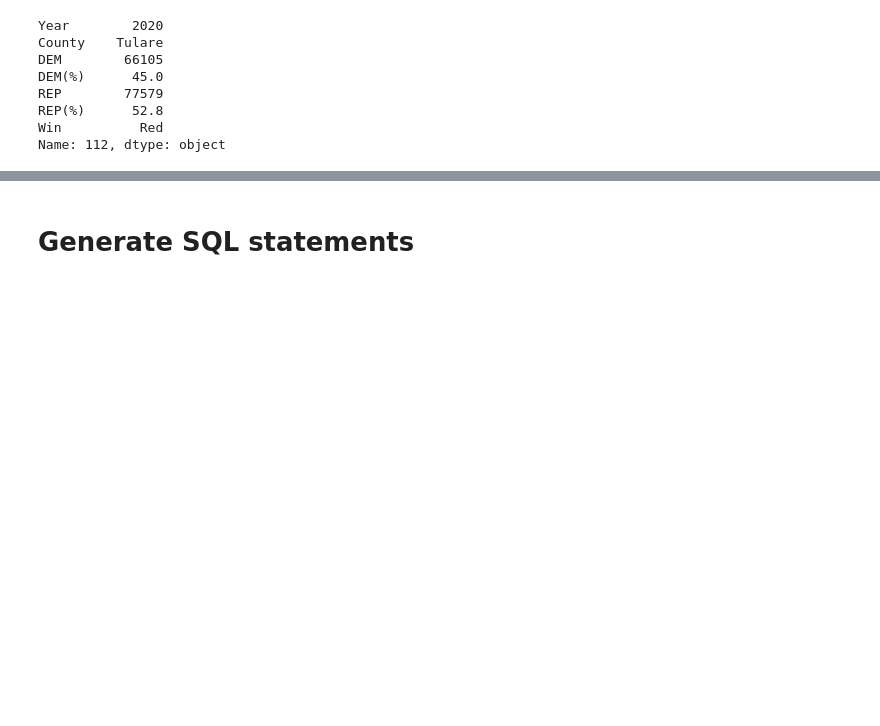
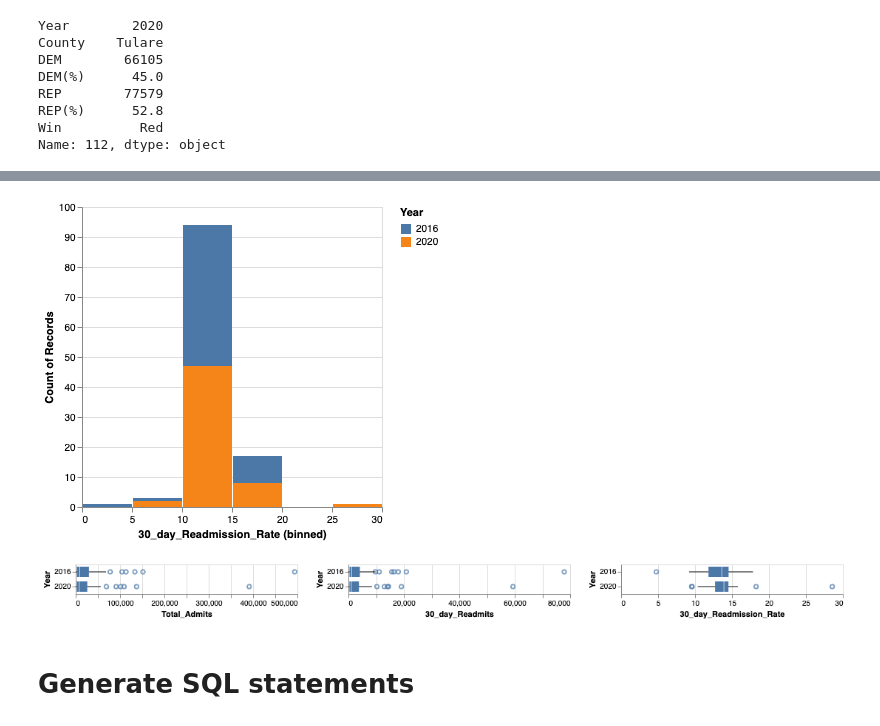
Before and after one commit to yoykyL/CPSC368_Research, a Jupyter notebook: DataCleaning.ipynb, the cells around one changed output, grey strips where cells are left out. Saved outputs shown, nothing was run; the diff lists cells and outputs as text; code cells hidden in the pictures; blank space fills up the shorter version.

```diff
--- a/DataCleaning.ipynb
+++ b/DataCleaning.ipynb
@@ -116,6 +116,12 @@ cleaned_primary
 | 579 | 2020 | Yolo | 6945 | 976 | 14.05% |
 | 580 | 2020 | Yuba | 4513 | 712 | 15.78% |
 116 rows × 5 columns
+# %%
+cleaned_primary['30_day_Readmission_Rate'] = cleaned_primary['30_day_Readmission_Rate'].str.rstrip('%').astype(float)
+# %%
+cleaned_primary['Total_Admits'] = cleaned_primary['Total_Admits'].astype('int64')
+# %%
+cleaned_primary['30_day_Readmits'] = cleaned_primary['30_day_Readmits'].astype('int64')
 # %%
 cleaned_primary.to_csv("data/cleaned_data/primary.csv", index=False)
 # %%
@@ -288,3 +341,22 @@ presidential.to_csv("data/cleaned_data/presidentialResult.csv", index=False)
+# %%
+dist = alt.Chart(cleaned_primary).mark_bar().encode(
+    alt.X("30_day_Readmission_Rate:Q").bin(),
+    y="count()",
+    color = alt.Color('Year:N'),
+    tooltip=['count()']
+)
+dist
+# %% [output]
+[figure, added]
+# %%
+alt.Chart(cleaned_primary).mark_boxplot().encode(
+    alt.X(alt.repeat("column"), type='quantitative'),
+    alt.Y("Year:N"),
+).repeat(
+    column=['Total_Admits', '30_day_Readmits','30_day_Readmission_Rate']
+)
+# %% [output]
+[figure, added]
 # %% [markdown]
 # Generate SQL statements
 # %%
```
Also changed, not shown: parts of 5 cells of this notebook, 2 other files.
